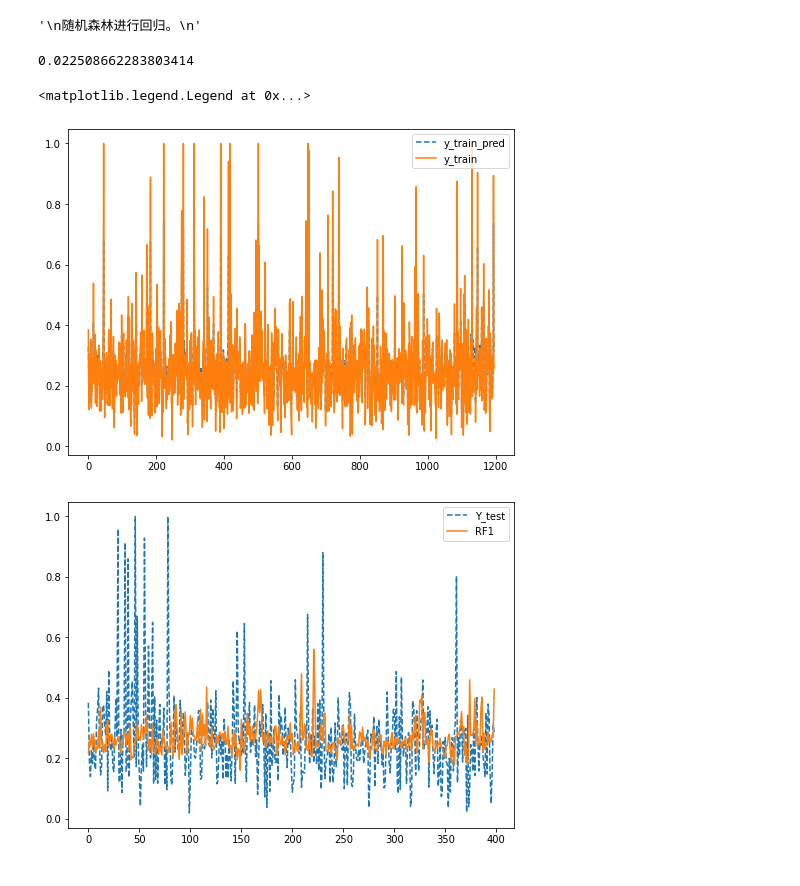
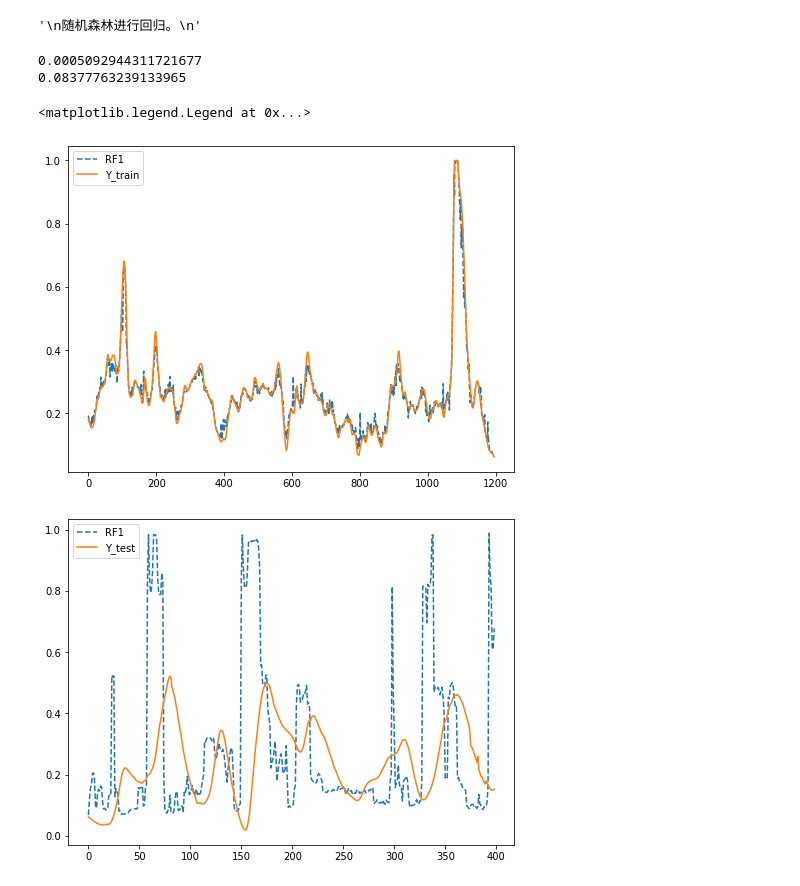
Before and after one commit to LeBronLiHD/ZJU2021_Data-driven_Modeling_Application, a Jupyter notebook: Simple-model/RandomTree/RANT.ipynb, the cells around one changed output. Cells and saved outputs as stored; diff of their text form; code cells hidden in the pictures.

```diff
--- a/Simple-model/RandomTree/RANT.ipynb
+++ b/Simple-model/RandomTree/RANT.ipynb
@@ -20,52 +18,43 @@ data_output.columns = ['Y']
 # %%
 """
     交叉验证的划分
 """
-"""
+
 from sklearn.model_selection import train_test_split
 #data_train(全部数据) output(全部目标值)
 #X_train训练集(全部特征) Y_train训练集的目标值
 #test同理。
-X_train, X_test, Y_train, Y_test = train_test_split(data_train,output, test_size=0.25, random_state=1) #这里训练集75%:测试集25%
+# 这里没有设置random
+X_train, X_test, Y_train, Y_test = train_test_split(data_train,output, test_size=0.25,shuffle=False) #这里训练集75%:测试集25%
 import numpy as np
 from sklearn import ensemble
-from matplotlib import pyplot as plt
 random_forest_regressor = ensemble.RandomForestRegressor(n_estimators=100,criterion="squared_error")
-X_train = X_train.sort_index()
-Y_train = pd.DataFrame(Y_train)
-Y_train = Y_train.sort_index()
-# 这里进行训练集的排序
 RF1 = random_forest_regressor.fit(X_train, Y_train)
+
+from sklearn.metrics import mean_squared_error
+Y_train_pred = RF1.predict(X_train)
+
+Y_test_pred = RF1.predict(X_test)
+Y_test = np.array(Y_test)
+print(mean_squared_error(Y_train,Y_train_pred))
 # 拟合
-X_test = X_test.sort_index()
-Y_test = pd.DataFrame(Y_test)
-Y_test = Y_test.sort_index()
-# 测试集进行排序
-y_train_pred = RF1.predict(X_train)
-y_pred = RF1.predict(X_test)
-Y_test = np.array(Y_test)
-# 拟合与排序
-from sklearn.metrics import mean_squared_error
-print(mean_squared_error(Y_test,y_pred))
-
-from matplotlib import pyplot as plt
-
+print(mean_squared_error(Y_test,Y_test_pred))
 from matplotlib import pyplot as plt
 fig1, ax1 = plt.subplots(figsize=(8,6))
-ax1.plot(y_train_pred, '--', label='y_train_pred')
-ax1.plot(Y_train, '-',label='y_train')
+ax1.plot(Y_train_pred, '--', label='RF1')
+ax1.plot(Y_train, '-',label='Y_train')
 ax1.legend(loc='best')
 
 fig2, ax2 = plt.subplots(figsize=(8,6))
-ax2.plot(Y_test, '--', label='Y_test')
-ax2.plot(y_pred, '-',label='RF1')
+ax2.plot(Y_test_pred, '--',label='RF1')
+ax2.plot(Y_test, '-', label='Y_test')
 ax2.legend(loc='best')
-"""
 # %% [output]
-0.022508662283803414
+0.0005092944311721677
+0.08377763239133965
 <matplotlib.legend.Legend at 0x...>
-[figure, old version]
+[figure, new version]
-[figure, old version]
+[figure, new version]
 # %%
 import numpy as np
 from sklearn import ensemble
```
Also changed, not shown: parts of 5 cells of this notebook, 10 other files.
